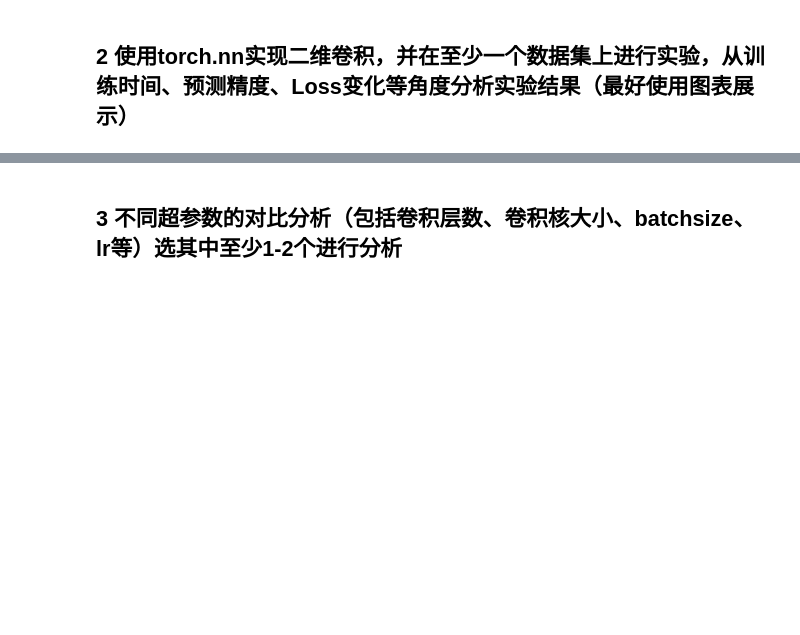
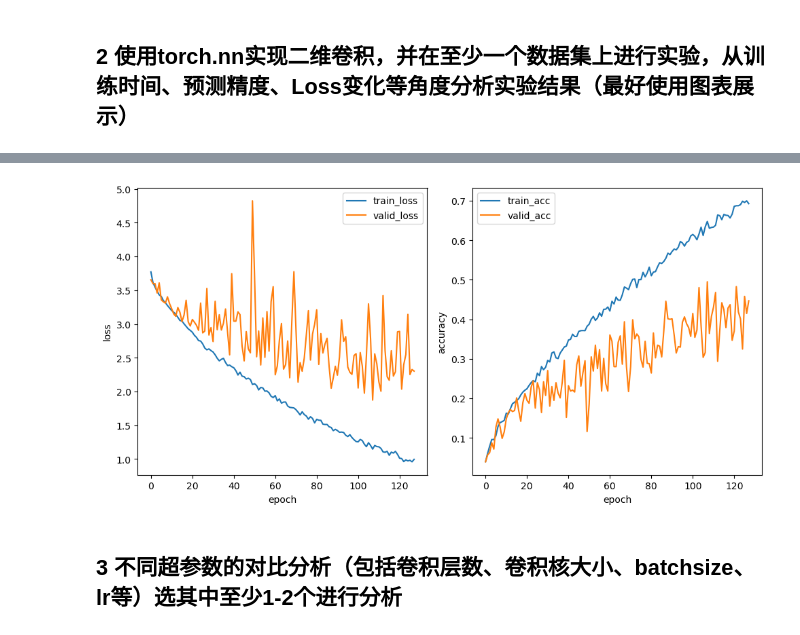
Before and after one commit to qingshanblue/DeepLearning, a Jupyter notebook: experiment3/sy3-1-conv2d.ipynb, the cells around one changed output, grey strips where cells are left out. Cells and saved outputs as stored; diff of their text form; code cells hidden in the pictures; blank space fills up the shorter version.

```diff
--- a/experiment3/sy3-1-conv2d.ipynb
+++ b/experiment3/sy3-1-conv2d.ipynb
@@ -10,8 +10,19 @@ import torch.nn.functional as F
 from torch.utils.data import DataLoader, Subset, Dataset
 from torchvision import datasets, transforms
 import os
-from tqdm import tqdm
+from tqdm.auto import tqdm
 from PIL import Image
+import matplotlib.pyplot as plt
+
+device = torch.device("cuda" if torch.cuda.is_available() else "cpu")
+torch.manual_seed(114514)
+if torch.cuda.is_available():
+    torch.cuda.manual_seed_all(114514)
+
+DATA_ROOT = (
+    "D:/files/works/DeepLearning/experiment3/data/car-classificationproject-vision"
+)
+
 
 # --- 1. 自定义测试集 Dataset ---
 class CustomTestDataset(Dataset):
@@ -97,7 +108,9 @@ def setup_data_loaders(
 
     # 2.3 关键改进：创建两个ImageFolder实例
     # 一个用于训练（带增强），一个用于验证（不带增强）
-    full_train_dataset = datasets.ImageFolder(root=TRAIN_DIR, transform=train_transforms)
+    full_train_dataset = datasets.ImageFolder(
+        root=TRAIN_DIR, transform=train_transforms
+    )
     full_eval_dataset = datasets.ImageFolder(root=TRAIN_DIR, transform=eval_transforms)
 
     num_classes = len(full_train_dataset.classes)
@@ -109,6 +122,7 @@ def setup_data_loaders(
 
     # 2.5 生成索引列表（确保训练集和验证集不重叠）
     import random
+
     random.seed(42)  # 设置随机种子保证可复现
     indices = list(range(total_size))
     random.shuffle(indices)
@@ -284,7 +298,8 @@ def evaluation(model: Model, loss: Loss, data_loader: DataLoader, device: torch.
     with torch.no_grad():
         total_nums = 0
         data_loss_value, data_acc_value = 0, 0
-        for features, labels in data_loader:
+        tqdm_batch = tqdm(data_loader, desc="Eval", leave=False, position=1)
+        for features, labels in tqdm_batch:
             features, labels = features.to(device), labels.to(device)
             predict = model(features)
             loss_value = loss(predict, labels)
@@ -292,7 +307,7 @@ def evaluation(model: Model, loss: Loss, data_loader: DataLoader, device: torch.
             total_nums += len(labels)
             data_loss_value += loss_value.item() * len(labels)
             data_acc_value += (predict.argmax(dim=1) == labels).sum().item()
-
+            tqdm_batch.set_postfix_str(f"Current Batch Loss={loss_value.item():.4f}")
         data_loss_value /= total_nums
         data_acc_value /= total_nums
     return data_loss_value, data_acc_value
@@ -519,7 +553,8 @@ def evaluation(model: Model, loss: Loss, data_loader: DataLoader, device: torch.
     with torch.no_grad():
         total_nums = 0
         data_loss_value, data_acc_value = 0, 0
-        for features, labels in data_loader:
+        tqdm_batch = tqdm(data_loader, desc="Eval", leave=False, position=1)
+        for features, labels in tqdm_batch:
             features, labels = features.to(device), labels.to(device)
             predict = model(features)
             loss_value = loss(predict, labels)
@@ -527,7 +562,7 @@ def evaluation(model: Model, loss: Loss, data_loader: DataLoader, device: torch.
             total_nums += len(labels)
             data_loss_value += loss_value.item() * len(labels)
             data_acc_value += (predict.argmax(dim=1) == labels).sum().item()
-
+            tqdm_batch.set_postfix_str(f"Current Batch Loss={loss_value.item():.4f}")
         data_loss_value /= total_nums
         data_acc_value /= total_nums
     return data_loss_value, data_acc_value
@@ -696,2 +664,18 @@ LR: 0.001000
+# %%
+figure, axes = plt.subplots(1, 2, figsize=(10, 5))
+axes[0].plot(train_loss_list, label="train_loss")
+axes[0].plot(valid_loss_list, label="valid_loss")
+axes[0].set_xlabel("epoch")
+axes[0].set_ylabel("loss")
+axes[0].legend()
+axes[1].plot(train_acc_list, label="train_acc")
+axes[1].plot(valid_acc_list, label="valid_acc")
+axes[1].set_xlabel("epoch")
+axes[1].set_ylabel("accuracy")
+axes[1].legend()
+plt.tight_layout()
+plt.show()
+# %% [output]
+[figure, added]
 # %% [markdown]
 ## 3 不同超参数的对比分析（包括卷积层数、卷积核大小、batchsize、lr等）选其中至少1-2个进行分析
```
Also changed, not shown: parts of 13 cells of this notebook.
